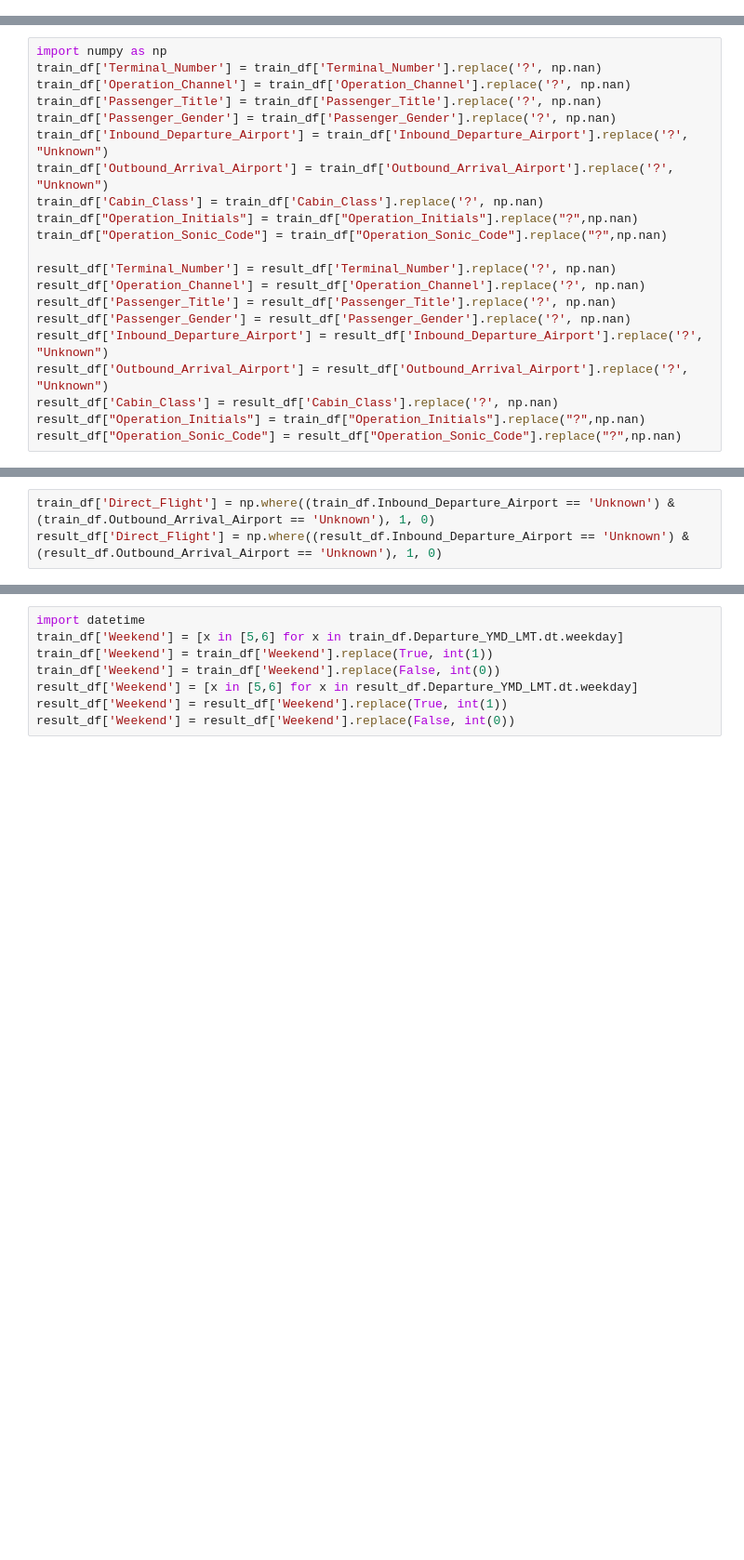
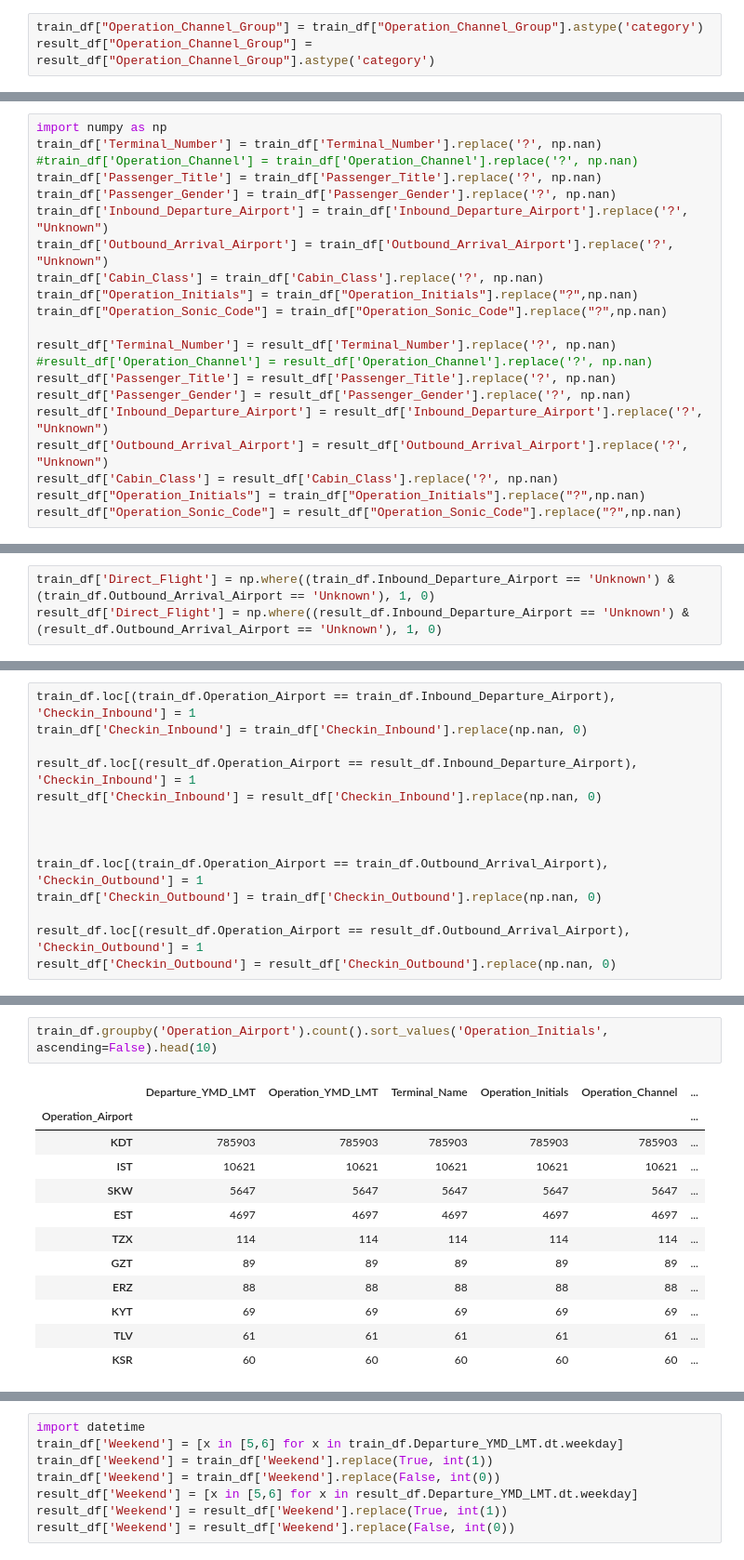
Before and after one commit to duyqu-chan/THY-Travel-Datathon, a Jupyter notebook: TravelDatathon_preselection.ipynb, the cells around one changed output, grey strips where cells are left out. Shown at 93% size. Saved outputs shown, nothing was run; the diff lists cells and outputs as text; blank space fills up the shorter version.

```diff
--- a/TravelDatathon_preselection.ipynb
+++ b/TravelDatathon_preselection.ipynb
@@ -180,3 +186,6 @@ array(['Mobile', 'Counter', 'Online', 'Kiosks', 'Other'], dtype=object)
+# %%
+train_df["Operation_Channel_Group"] = train_df["Operation_Channel_Group"].astype('category')
+result_df["Operation_Channel_Group"] = result_df["Operation_Channel_Group"].astype('category')
 # %% [markdown]
 ### Missing Value Handling
 
@@ -277,7 +286,7 @@ Convert "?" to NA when needed. Apart from *Inbound_Departure_Airport* and *Outbo
 # %%
 import numpy as np
 train_df['Terminal_Number'] = train_df['Terminal_Number'].replace('?', np.nan)
-train_df['Operation_Channel'] = train_df['Operation_Channel'].replace('?', np.nan)
+#train_df['Operation_Channel'] = train_df['Operation_Channel'].replace('?', np.nan)
 train_df['Passenger_Title'] = train_df['Passenger_Title'].replace('?', np.nan)
 train_df['Passenger_Gender'] = train_df['Passenger_Gender'].replace('?', np.nan)
 train_df['Inbound_Departure_Airport'] = train_df['Inbound_Departure_Airport'].replace('?', "Unknown")
@@ -287,7 +296,7 @@ train_df["Operation_Initials"] = train_df["Operation_Initials"].replace("?",np.n
 train_df["Operation_Sonic_Code"] = train_df["Operation_Sonic_Code"].replace("?",np.nan)
 
 result_df['Terminal_Number'] = result_df['Terminal_Number'].replace('?', np.nan)
-result_df['Operation_Channel'] = result_df['Operation_Channel'].replace('?', np.nan)
+#result_df['Operation_Channel'] = result_df['Operation_Channel'].replace('?', np.nan)
 result_df['Passenger_Title'] = result_df['Passenger_Title'].replace('?', np.nan)
 result_df['Passenger_Gender'] = result_df['Passenger_Gender'].replace('?', np.nan)
 result_df['Inbound_Departure_Airport'] = result_df['Inbound_Departure_Airport'].replace('?', "Unknown")
@@ -643,0 +664,14 @@ result_df['Direct_Flight'] = np.where((result_df.Inbound_Departure_Airport == 'U
+# %%
+train_df.loc[(train_df.Operation_Airport == train_df.Inbound_Departure_Airport), 'Checkin_Inbound'] = 1
+train_df['Checkin_Inbound'] = train_df['Checkin_Inbound'].replace(np.nan, 0)
+
+result_df.loc[(result_df.Operation_Airport == result_df.Inbound_Departure_Airport), 'Checkin_Inbound'] = 1
+result_df['Checkin_Inbound'] = result_df['Checkin_Inbound'].replace(np.nan, 0)
+
+
+
+train_df.loc[(train_df.Operation_Airport == train_df.Outbound_Arrival_Airport), 'Checkin_Outbound'] = 1
+train_df['Checkin_Outbound'] = train_df['Checkin_Outbound'].replace(np.nan, 0)
+
+result_df.loc[(result_df.Operation_Airport == result_df.Outbound_Arrival_Airport), 'Checkin_Outbound'] = 1
+result_df['Checkin_Outbound'] = result_df['Checkin_Outbound'].replace(np.nan, 0)
@@ -643,0 +681,15 @@ result_df['Direct_Flight'] = np.where((result_df.Inbound_Departure_Airport == 'U
+# %%
+train_df.groupby('Operation_Airport').count().sort_values('Operation_Initials', ascending=False).head(10)
+# %% [output]
+|  | Departure_YMD_LMT | Operation_YMD_LMT | Terminal_Name | Operation_Initials | Operation_Channel | ... |
+| Operation_Airport |  |  |  |  |  | ... |
+| KDT | 785903 | 785903 | 785903 | 785903 | 785903 | ... |
+| IST | 10621 | 10621 | 10621 | 10621 | 10621 | ... |
+| SKW | 5647 | 5647 | 5647 | 5647 | 5647 | ... |
+| EST | 4697 | 4697 | 4697 | 4697 | 4697 | ... |
+| TZX | 114 | 114 | 114 | 114 | 114 | ... |
+| GZT | 89 | 89 | 89 | 89 | 89 | ... |
+| ERZ | 88 | 88 | 88 | 88 | 88 | ... |
+| KYT | 69 | 69 | 69 | 69 | 69 | ... |
+| TLV | 61 | 61 | 61 | 61 | 61 | ... |
+| KSR | 60 | 60 | 60 | 60 | 60 | ... |
```
Also changed, not shown: parts of 64 cells of this notebook.
